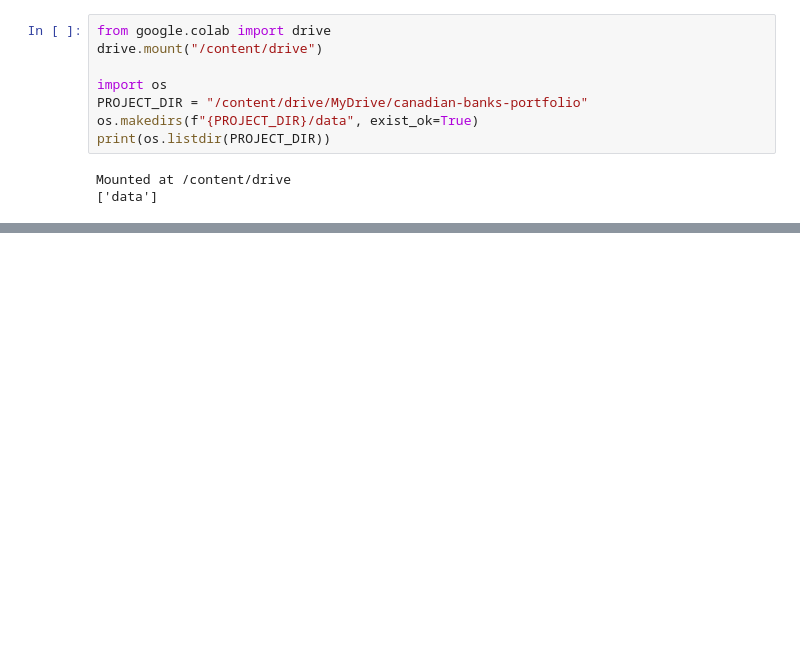
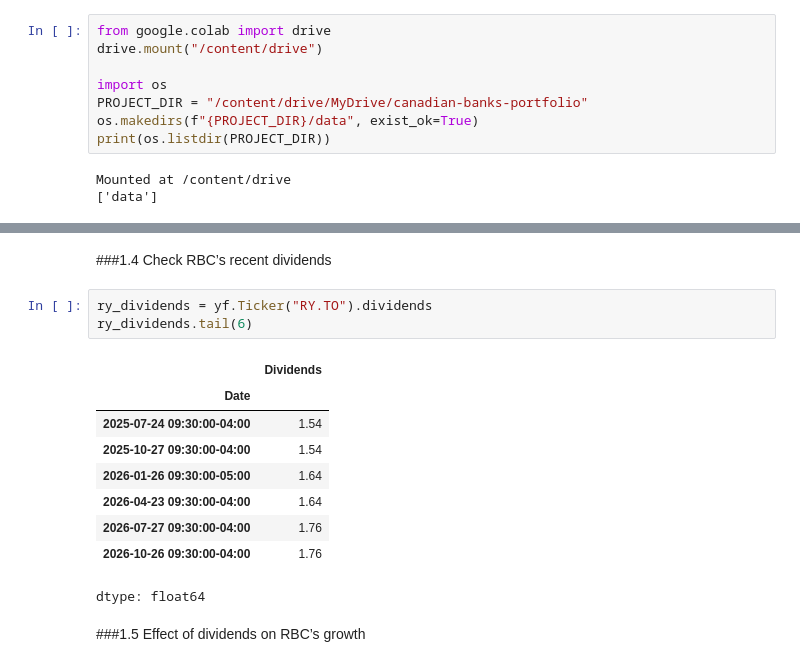
Before and after one commit to quentin-garcia-3b1724235/canadian-banks-portfolio-analysis, a Jupyter notebook: notebooks/canadian_banks_analysis.ipynb, the cells around one changed output, grey strips where cells are left out. Saved outputs shown, nothing was run; the diff lists cells and outputs as text; blank space fills up the shorter version.

```diff
--- a/notebooks/canadian_banks_analysis.ipynb
+++ b/notebooks/canadian_banks_analysis.ipynb
@@ -37,0 +100,17 @@ Mounted at /content/drive
+# %% [markdown]
+###1.4 Check RBC’s recent dividends
+# %%
+ry_dividends = yf.Ticker("RY.TO").dividends
+ry_dividends.tail(6)
+# %% [output]
+|  | Dividends |
+| Date |  |
+| 2025-07-24 09:30:00-04:00 | 1.54 |
+| 2025-10-27 09:30:00-04:00 | 1.54 |
+| 2026-01-26 09:30:00-05:00 | 1.64 |
+| 2026-04-23 09:30:00-04:00 | 1.64 |
+| 2026-07-27 09:30:00-04:00 | 1.76 |
+| 2026-10-26 09:30:00-04:00 | 1.76 |
+dtype: float64
+# %% [markdown]
+###1.5 Effect of dividends on RBC’s growth
```
Also changed, not shown: parts of 15 cells of this notebook.
